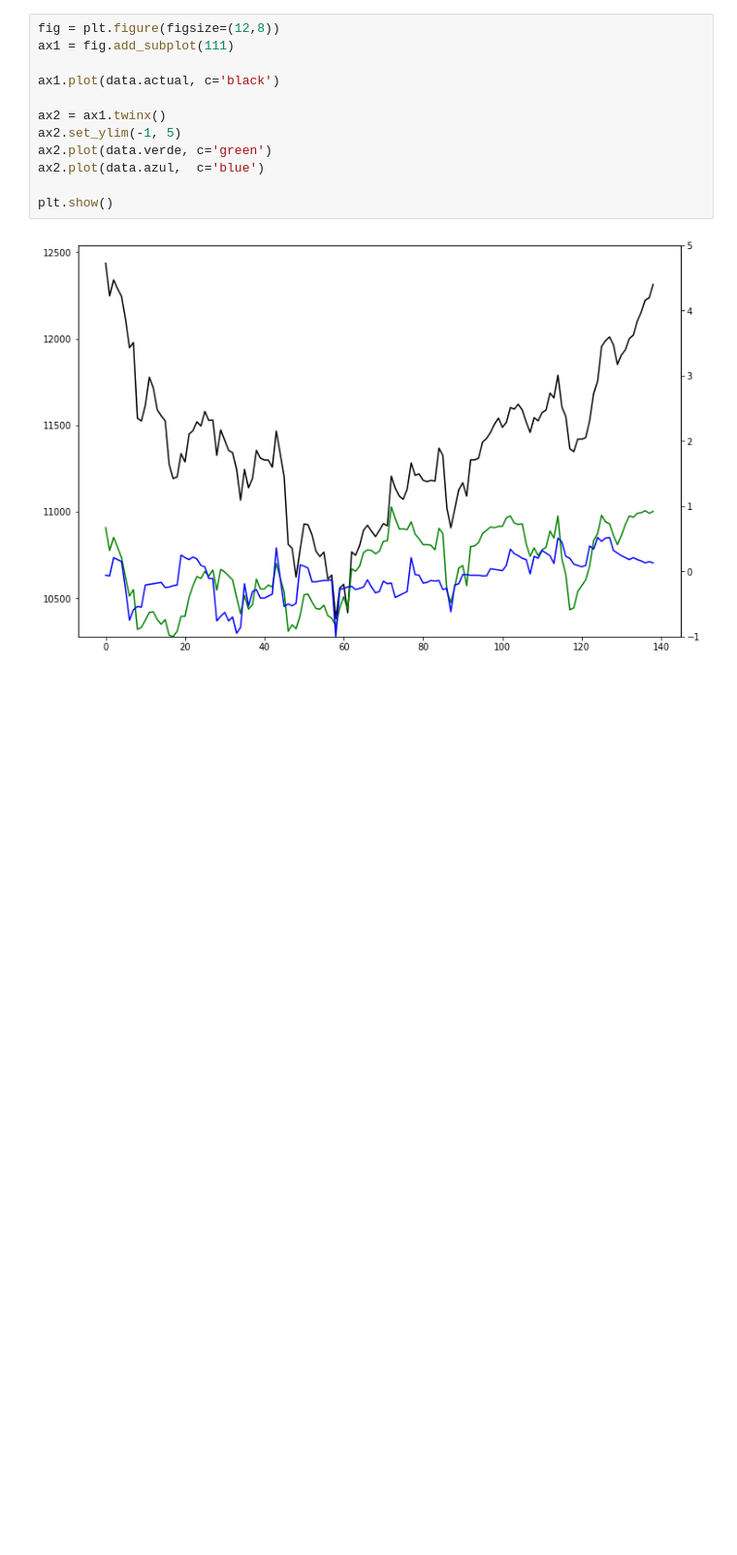
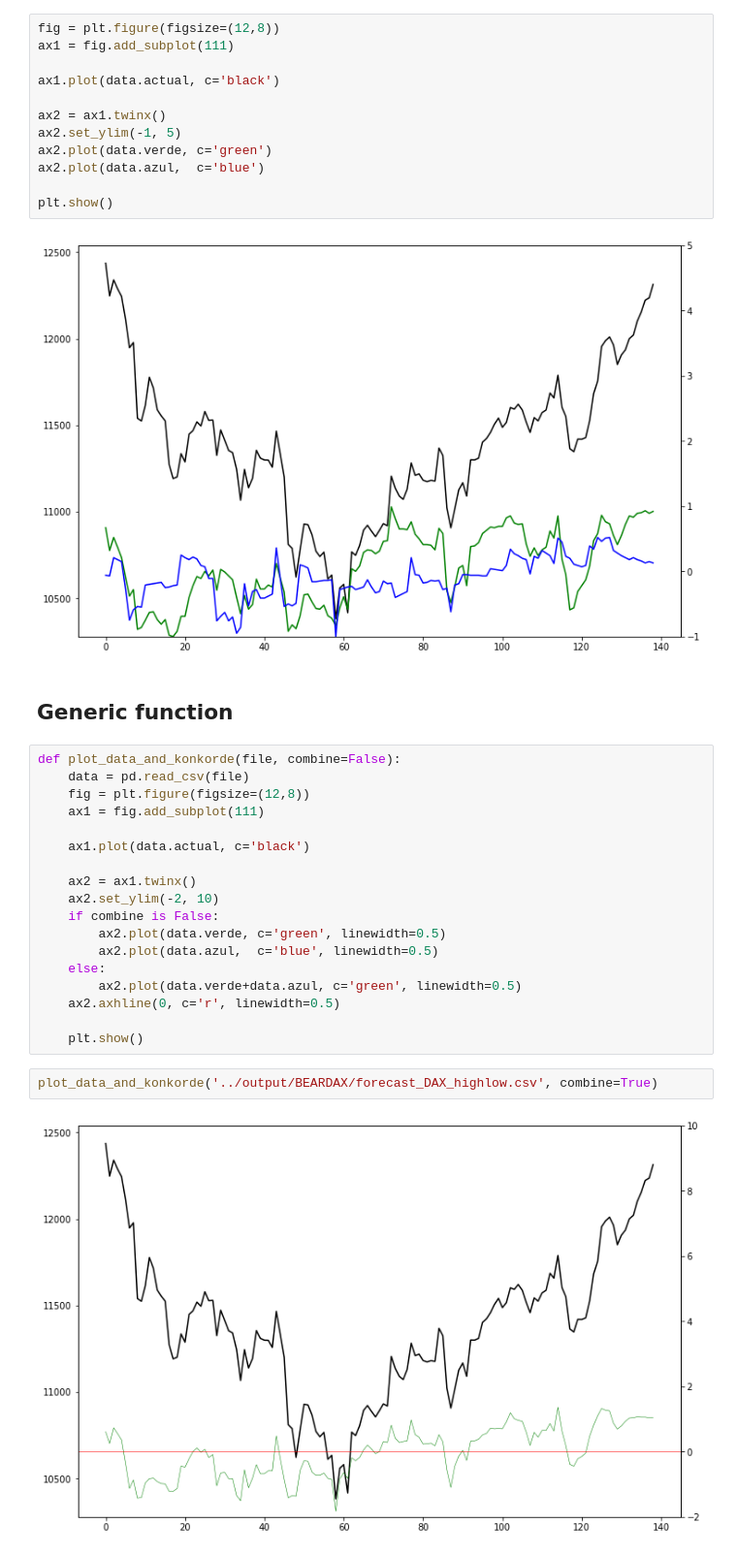
Before and after one commit to renero/trader, a Jupyter notebook: resources/read and plot konkorde files.ipynb, the cells around one changed output. Shown at 97% size. Saved outputs shown, nothing was run; the diff lists cells and outputs as text; blank space fills up the shorter version.

```diff
--- a/resources/read and plot konkorde files.ipynb
+++ b/resources/read and plot konkorde files.ipynb
@@ -50,3 +50,27 @@ ax2.plot(data.azul,  c='blue')
 plt.show()
 # %% [output]
 [figure]
+# %% [markdown]
+## Generic function
+# %%
+def plot_data_and_konkorde(file, combine=False):
+    data = pd.read_csv(file)
+    fig = plt.figure(figsize=(12,8))
+    ax1 = fig.add_subplot(111)
+
+    ax1.plot(data.actual, c='black')
+
+    ax2 = ax1.twinx()
+    ax2.set_ylim(-2, 10)
+    if combine is False:
+        ax2.plot(data.verde, c='green', linewidth=0.5)
+        ax2.plot(data.azul,  c='blue', linewidth=0.5)
+    else:
+        ax2.plot(data.verde+data.azul, c='green', linewidth=0.5)
+    ax2.axhline(0, c='r', linewidth=0.5)
+
+    plt.show()
+# %%
+plot_data_and_konkorde('../output/BEARDAX/forecast_DAX_highlow.csv', combine=True)
+# %% [output]
+[figure, added]
```
Also changed, not shown: 9 other files.
